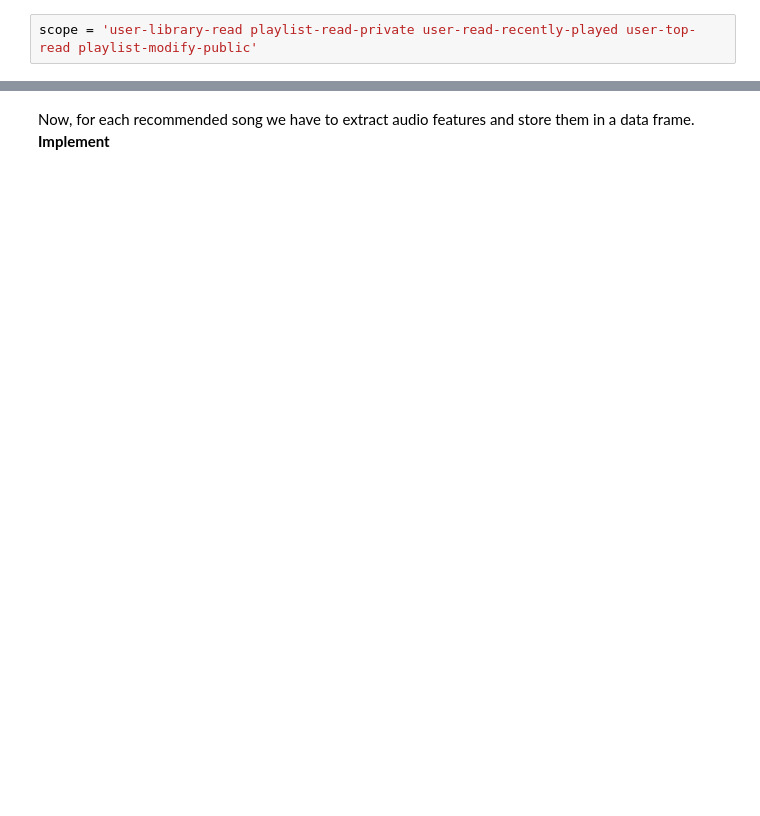
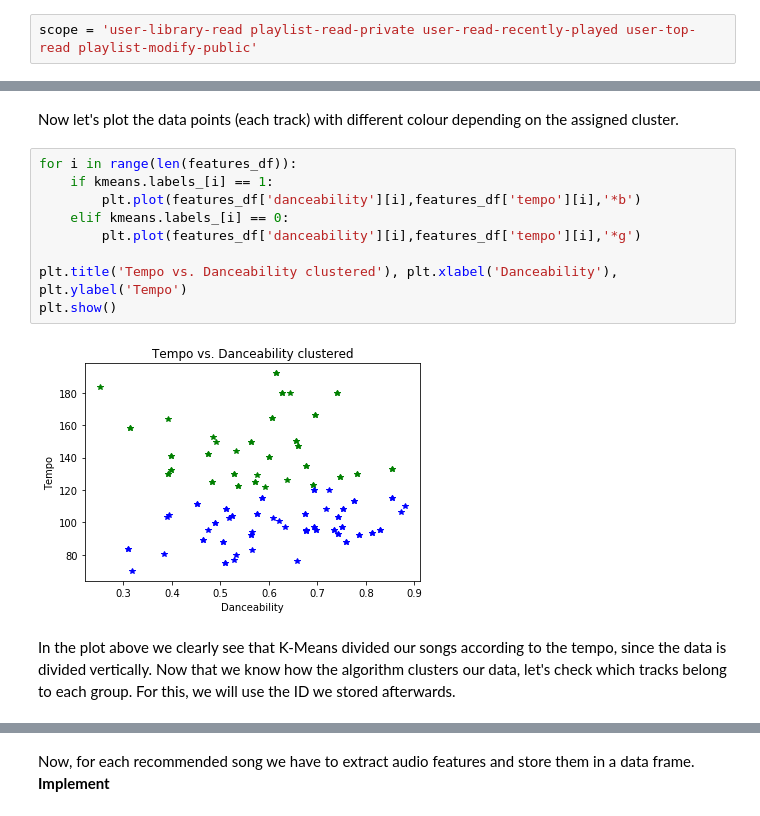
Before and after one commit to Veleslavia/GirlsInDataScienceMIR, a Jupyter notebook: 2_GirlsInDataScience_MIRSpotify_AudioFeaturesClassificationRecommendations.ipynb, the cells around one changed output, grey strips where cells are left out. Drawn from its saved outputs; the diff is of its cells as text; blank space fills up the shorter version.

```diff
--- a/2_GirlsInDataScience_MIRSpotify_AudioFeaturesClassificationRecommendations.ipynb
+++ b/2_GirlsInDataScience_MIRSpotify_AudioFeaturesClassificationRecommendations.ipynb
@@ -78,0 +147,16 @@ features_df.head()
+# %% [markdown]
+Now let's plot the data points (each track) with different colour depending on the assigned cluster.
+# %%
+for i in range(len(features_df)):
+    if kmeans.labels_[i] == 1:
+        plt.plot(features_df['danceability'][i],features_df['tempo'][i],'*b')
+    elif kmeans.labels_[i] == 0:
+        plt.plot(features_df['danceability'][i],features_df['tempo'][i],'*g')
+
+plt.title('Tempo vs. Danceability clustered'), plt.xlabel('Danceability'), plt.ylabel('Tempo')
+plt.show()
+# %% [output]
+[figure, added]
+# %% [markdown]
+In the plot above we clearly see that K-Means divided our songs according to the tempo, since the data is divided vertically.
+Now that we know how the algorithm clusters our data, let's check which tracks belong to each group. For this, we will use the ID we stored afterwards.
```
Also changed, not shown: parts of 21 cells of this notebook.
